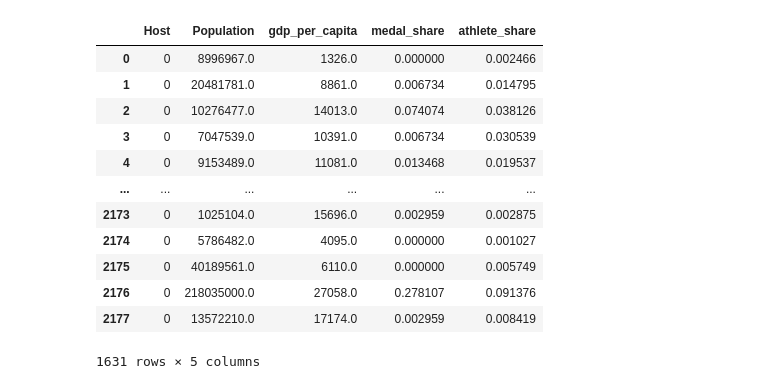
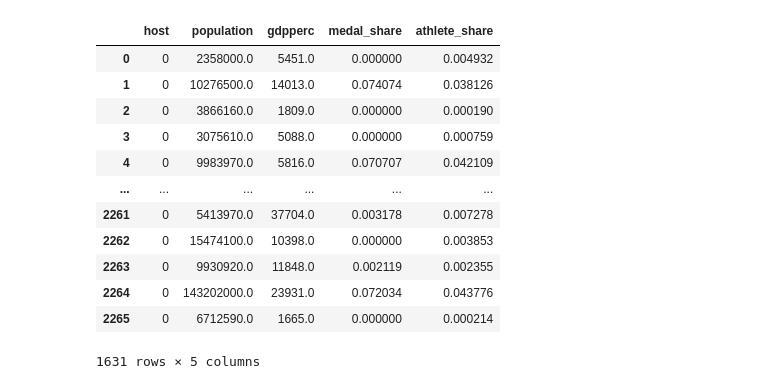
Before and after one commit to olympics2022/olympic_medal_analysis, a Jupyter notebook: Analysis/summer_ML_analysis.ipynb, the cells around one changed output. Saved outputs shown, nothing was run; the diff lists cells and outputs as text; code cells hidden in the pictures.

```diff
--- a/Analysis/summer_ML_analysis.ipynb
+++ b/Analysis/summer_ML_analysis.ipynb
@@ -8,8 +16,21 @@ from sklearn.model_selection import train_test_split
+# %%
+# Start up the engine to pull from PostGres
+# POSTGRES MUST BE RUNNING
+from sqlalchemy import create_engine
+from config import db_password
+
+# if you did not name your database 'olympia' change it in this line
+db_string = f"postgresql://postgres:{db_password}@127.0.0.1:5432/olympia"
+
+engine = create_engine(db_string)
 # %%
 # Load the dataset
-olympic_df = pd.read_csv('../Resources/Machine_Learning_datasetv2.csv')
-olympic_df = olympic_df.drop(['Unnamed: 0', 'athlete_count_y'], axis=1)
+olympic_df = pd.read_sql_query('select * from x_medal_share',con=engine)
+
+
+#olympic_df = pd.read_csv('../Resources/Machine_Learning_datasetv2.csv')
+olympic_df = olympic_df.drop([ 'athlete_count_y'], axis=1)
 olympic_df = olympic_df.rename(columns={'GDP per capita': 'gdp_per_capita'})
-summer_olympic_df = olympic_df[olympic_df['Season'] == 'Summer']
+summer_olympic_df = olympic_df[olympic_df['season'] == 'Summer']
 summer_olympic_df
 # %% [output]
@@ -35,24 +56,24 @@ summer_olympic_actual_df = summer_olympic_df[summer_olympic_df['Year'] == 2016]
 summer_olympic_actual_df = summer_olympic_actual_df[['country_medal_total']]
 # %%
 # Removing 2016
-summer_olympics_test_df = summer_olympic_df[summer_olympic_df['Year'] != 2016]
+summer_olympics_test_df = summer_olympic_df[summer_olympic_df['year'] != 2016]
 # %%
 # Summer olympics machine learning dataframe
-summer_olympics_test_df = summer_olympics_test_df.drop(['NOC', 'Year', 'Season', 'athlete_count_x', 'Gold', 'Silver', 'Bronze', 'country_medal_total', 'olympic_total'], axis=1)
+summer_olympics_test_df = summer_olympics_test_df.drop(['noc', 'year', 'season', 'athlete_count_x', 'gold', 'silver', 'bronze', 'country_medal_total', 'olympic_total'], axis=1)
 summer_olympics_test_df
 # %% [output]
-|  | Host | Population | gdp_per_capita | medal_share | athlete_share |
-| 0 | 0 | 8996967.0 | 1326.0 | 0.000000 | 0.002466 |
-| 1 | 0 | 20481781.0 | 8861.0 | 0.006734 | 0.014795 |
-| 2 | 0 | 10276477.0 | 14013.0 | 0.074074 | 0.038126 |
-| 3 | 0 | 7047539.0 | 10391.0 | 0.006734 | 0.030539 |
-| 4 | 0 | 9153489.0 | 11081.0 | 0.013468 | 0.019537 |
+|  | host | population | gdpperc | medal_share | athlete_share |
+| 0 | 0 | 2358000.0 | 5451.0 | 0.000000 | 0.004932 |
+| 1 | 0 | 10276500.0 | 14013.0 | 0.074074 | 0.038126 |
+| 2 | 0 | 3866160.0 | 1809.0 | 0.000000 | 0.000190 |
+| 3 | 0 | 3075610.0 | 5088.0 | 0.000000 | 0.000759 |
+| 4 | 0 | 9983970.0 | 5816.0 | 0.070707 | 0.042109 |
 | ... | ... | ... | ... | ... | ... |
-| 2173 | 0 | 1025104.0 | 15696.0 | 0.002959 | 0.002875 |
-| 2174 | 0 | 5786482.0 | 4095.0 | 0.000000 | 0.001027 |
-| 2175 | 0 | 40189561.0 | 6110.0 | 0.000000 | 0.005749 |
-| 2176 | 0 | 218035000.0 | 27058.0 | 0.278107 | 0.091376 |
-| 2177 | 0 | 13572210.0 | 17174.0 | 0.002959 | 0.008419 |
+| 2261 | 0 | 5413970.0 | 37704.0 | 0.003178 | 0.007278 |
+| 2262 | 0 | 15474100.0 | 10398.0 | 0.000000 | 0.003853 |
+| 2263 | 0 | 9930920.0 | 11848.0 | 0.002119 | 0.002355 |
+| 2264 | 0 | 143202000.0 | 23931.0 | 0.072034 | 0.043776 |
+| 2265 | 0 | 6712590.0 | 1665.0 | 0.000000 | 0.000214 |
 1631 rows × 5 columns
 # %%
 # independent and dependent variables
```
Also changed, not shown: parts of 18 cells of this notebook, 1 other file.
